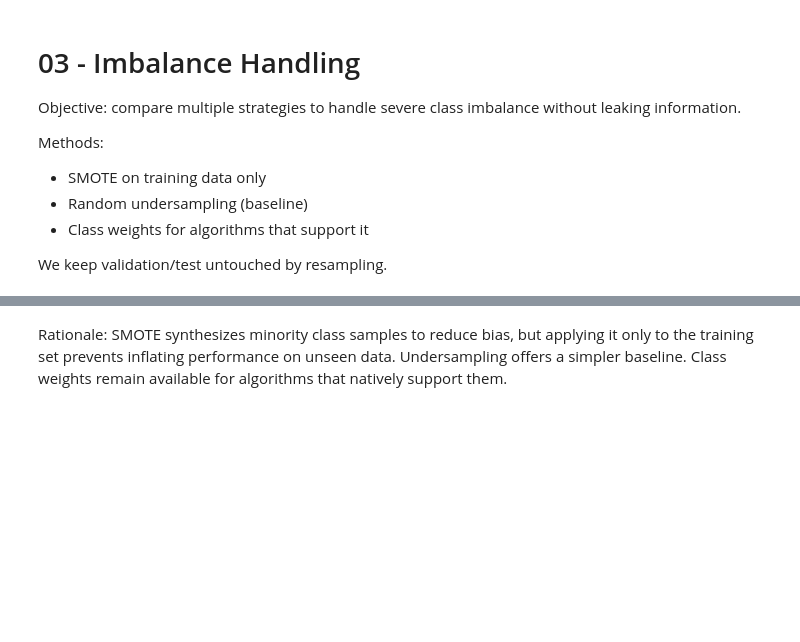
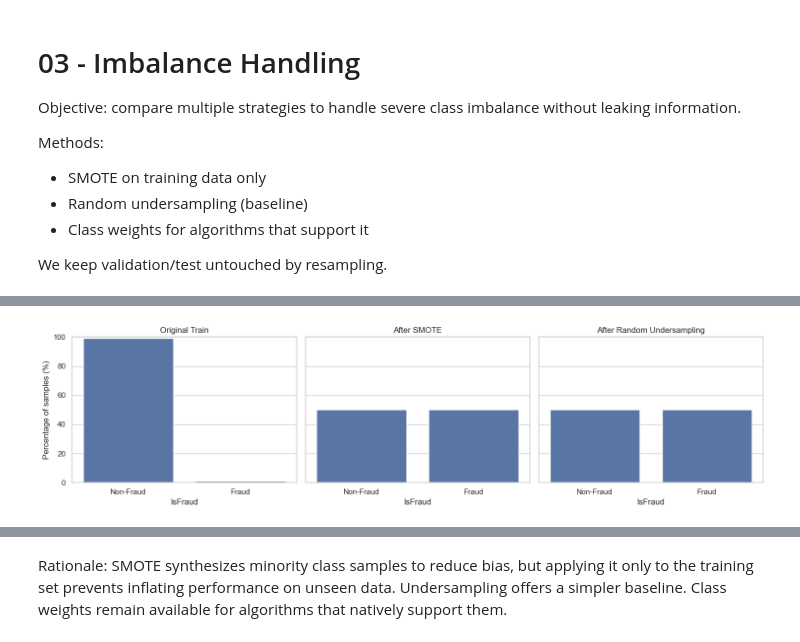
Before and after one commit to Dev666-vijay/FYP2025-Fraud-Detection, a Jupyter notebook: notebooks/03_imbalance_handling.ipynb, the cells around one changed output, grey strips where cells are left out. Drawn from its saved outputs; the diff is of its cells as text; code cells hidden in the pictures; blank space fills up the shorter version.

Commit message:
Smote Applied and Under Sampling done
Applied SMOTE to remove Imbalance and then make the sample smaller to train the model faster

```diff
--- a/notebooks/03_imbalance_handling.ipynb
+++ b/notebooks/03_imbalance_handling.ipynb
@@ -12,15 +17,20 @@ We keep validation/test untouched by resampling.
 # %%
 import pandas as pd
-from imblearn.over_sampling import SMOTE
-from imblearn.under_sampling import RandomUnderSampler
+import numpy as np
+from sklearn.neighbors import NearestNeighbors
+from sklearn.utils import resample
 from sklearn.utils.class_weight import compute_class_weight
 from pathlib import Path
 
-PROCESSED_DIR = Path('data/processed')
+PROCESSED_DIR = Path('../data/processed')
 X_train = pd.read_csv(PROCESSED_DIR / 'X_train_scaled.csv')
 y_train = pd.read_csv(PROCESSED_DIR / 'y_train.csv').squeeze()
 
 # Class weights (for use in later models)
-class_weights = compute_class_weight(class_weight='balanced', classes=[0,1], y=y_train)
+class_weights = compute_class_weight(
+    class_weight='balanced',
+    classes=np.array([0, 1]),
+    y=y_train
+)
 class_weight_dict = {0: class_weights[0], 1: class_weights[1]}
 class_weight_dict
@@ -49,0 +116,39 @@ X_train.shape, X_train_smote.shape, X_train_rus.shape
+# %%
+# Compare class distributions before and after resampling (as percentages)
+
+import matplotlib.pyplot as plt
+import seaborn as sns
+sns.set(style='whitegrid')
+
+counts_original = y_train.value_counts().rename(index={0: 'Non-Fraud', 1: 'Fraud'})
+counts_smote = pd.Series(y_train_smote).value_counts().rename(index={0: 'Non-Fraud', 1: 'Fraud'})
+counts_rus = pd.Series(y_train_rus).value_counts().rename(index={0: 'Non-Fraud', 1: 'Fraud'})
+
+props_original = 100 * counts_original / counts_original.sum()
+props_smote = 100 * counts_smote / counts_smote.sum()
+props_rus = 100 * counts_rus / counts_rus.sum()
+
+fig, axes = plt.subplots(1, 3, figsize=(15, 4), sharey=True)
+
+sns.barplot(x=props_original.index, y=props_original.values, ax=axes[0])
+axes[0].set_title('Original Train')
+axes[0].set_ylabel('Percentage of samples (%)')
+axes[0].set_ylim(0, 100)
+
+sns.barplot(x=props_smote.index, y=props_smote.values, ax=axes[1])
+axes[1].set_title('After SMOTE')
+axes[1].set_ylabel('Percentage of samples (%)')
+axes[1].set_ylim(0, 100)
+
+sns.barplot(x=props_rus.index, y=props_rus.values, ax=axes[2])
+axes[2].set_title('After Random Undersampling')
+axes[2].set_ylabel('Percentage of samples (%)')
+axes[2].set_ylim(0, 100)
+
+for ax in axes:
+    ax.set_xlabel('IsFraud')
+
+plt.tight_layout()
+plt.show()
+# %% [output]
+[figure, added]
```
Also changed, not shown: parts of 6 cells of this notebook, 14 other files.
